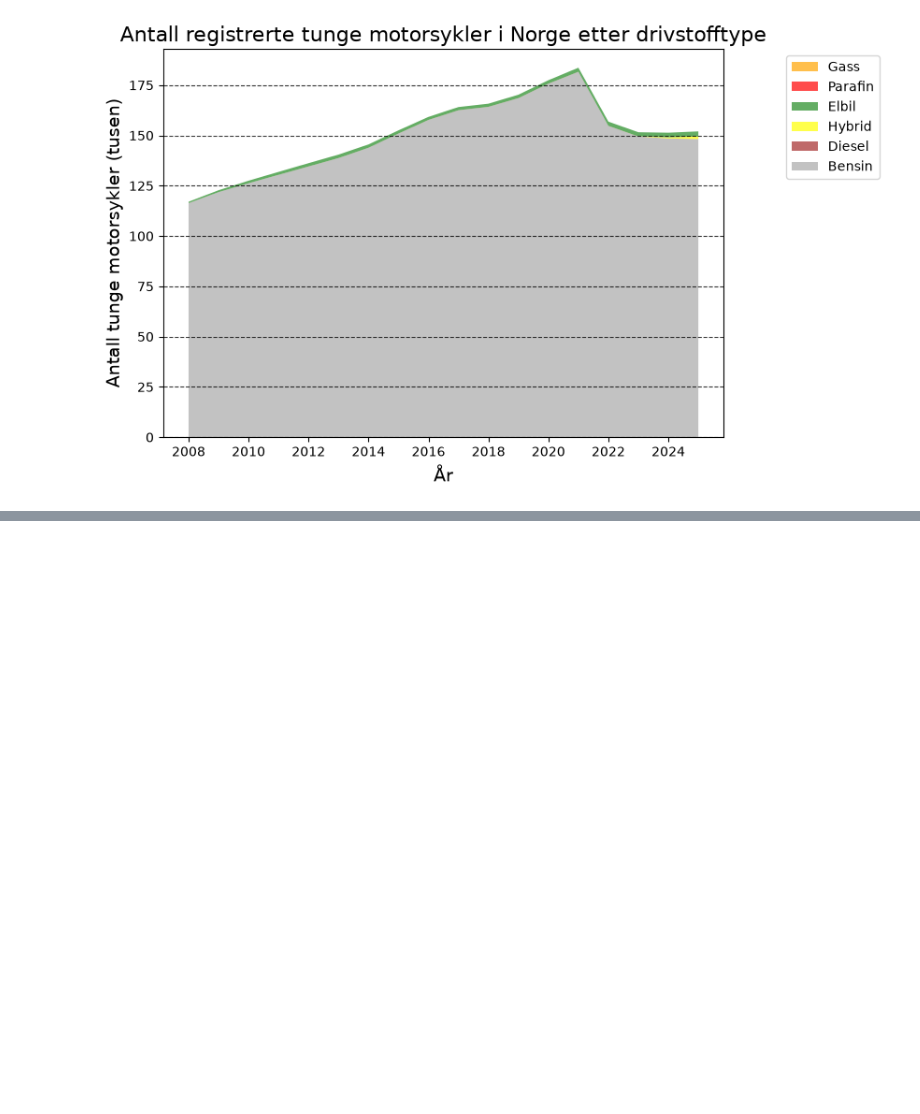
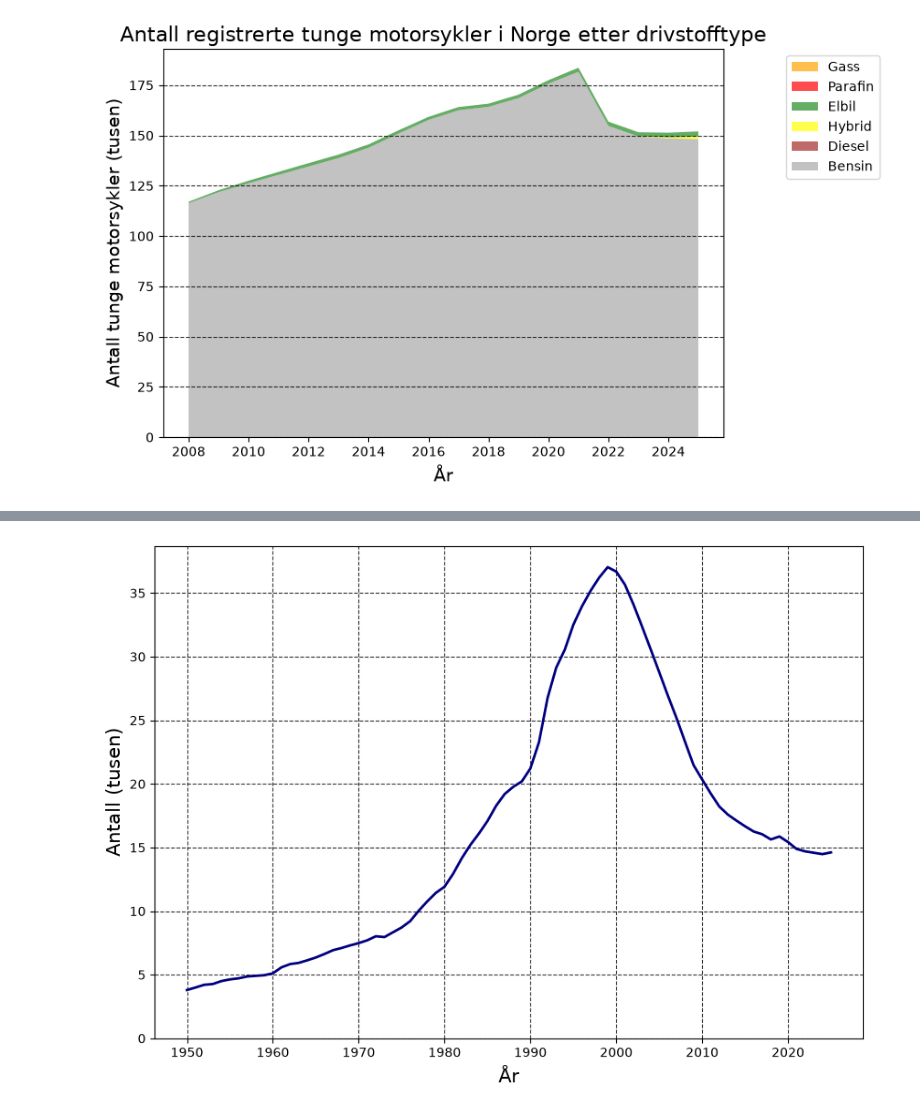
Before and after one commit to Oyvind-Aas/Electricity_and_Energy, a Jupyter notebook: Electricity_exploring.ipynb, the cells around one changed output, grey strips where cells are left out. Saved outputs shown, nothing was run; the diff lists cells and outputs as text; code cells hidden in the pictures; blank space fills up the shorter version.

Commit message:
Added data for public commuting form

```diff
--- a/Electricity_exploring.ipynb
+++ b/Electricity_exploring.ipynb
@@ -616,3 +597,12 @@ plt.grid(axis='y', linestyle='--', alpha=0.8, color ='black')
 plt.show()
 # %% [output]
 [figure]
+# %%
+url = "https://data.ssb.no/api/pxwebapi/v2/tables/01960/data?lang=no&outputFormat=csv&valuecodes[ContentsCode]=*&valuecodes[Tid]=*&heading=Tid&stub=ContentsCode"
+
+response = requests.get(url, verify=certifi.where(), timeout=30)
+response.raise_for_status()
+response.content
+
+kjøretøy_antall = pd.read_csv(BytesIO(response.content), header=0, sep=",", encoding="latin1")
+kjøretøy_antall.head()
@@ -618,0 +617,15 @@ plt.show()
+# %%
+privatbil = kjøretøy_antall[kjøretøy_antall.ContentsCode == 'Personbiler1'].iloc[:,1:].astype(int).to_numpy()[0]
+year = kjøretøy_antall.columns.str.extract(r'(\d*)')[0][1:].astype(int).to_numpy()
+buss = kjøretøy_antall[kjøretøy_antall.ContentsCode == 'Busser2'].iloc[:,1:].astype(int).to_numpy()[0]
+lastebiler = kjøretøy_antall[kjøretøy_antall.ContentsCode == 'Lastebiler4'].iloc[:,1:].astype(int).to_numpy()[0]
+varebiler = kjøretøy_antall[kjøretøy_antall.ContentsCode == 'Varebiler3'].iloc[:,1:].astype(int).to_numpy()[0]
+# %%
+plt.figure(figsize = (10,7))
+plt.plot(year, buss/1e3, color = 'navy', linewidth = 2)
+plt.ylim(bottom=0)
+plt.xlabel('År', fontsize = 15)
+plt.ylabel('Antall (tusen)', fontsize = 15)
+plt.grid(linestyle='--', alpha=0.8, color ='black')
+# %% [output]
+[figure, added]
```
Also changed, not shown: parts of 13 cells of this notebook.
